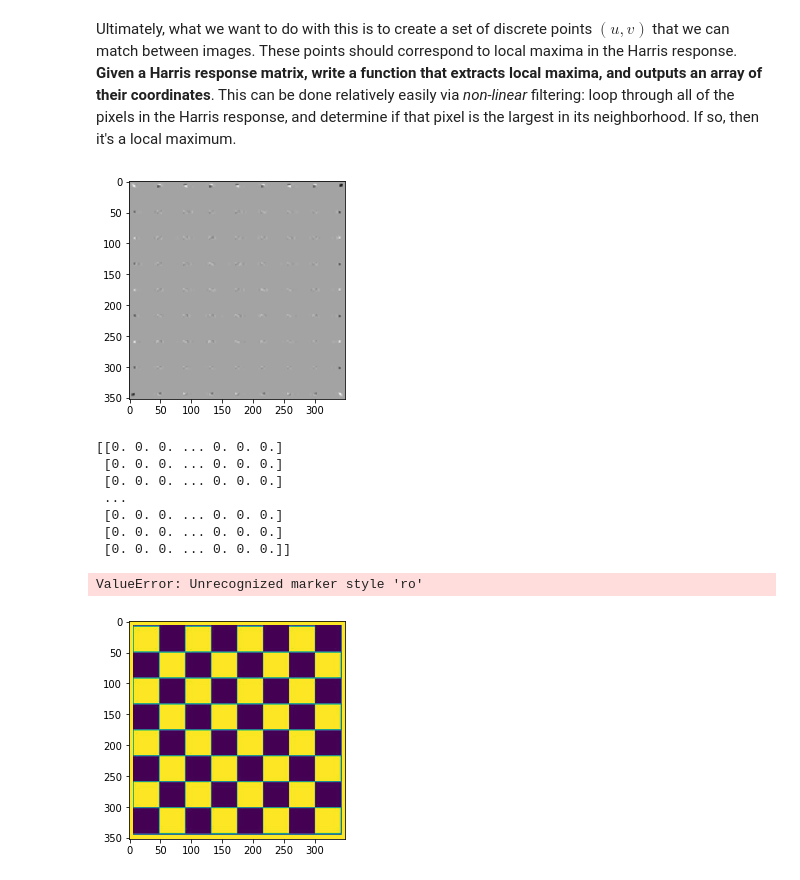
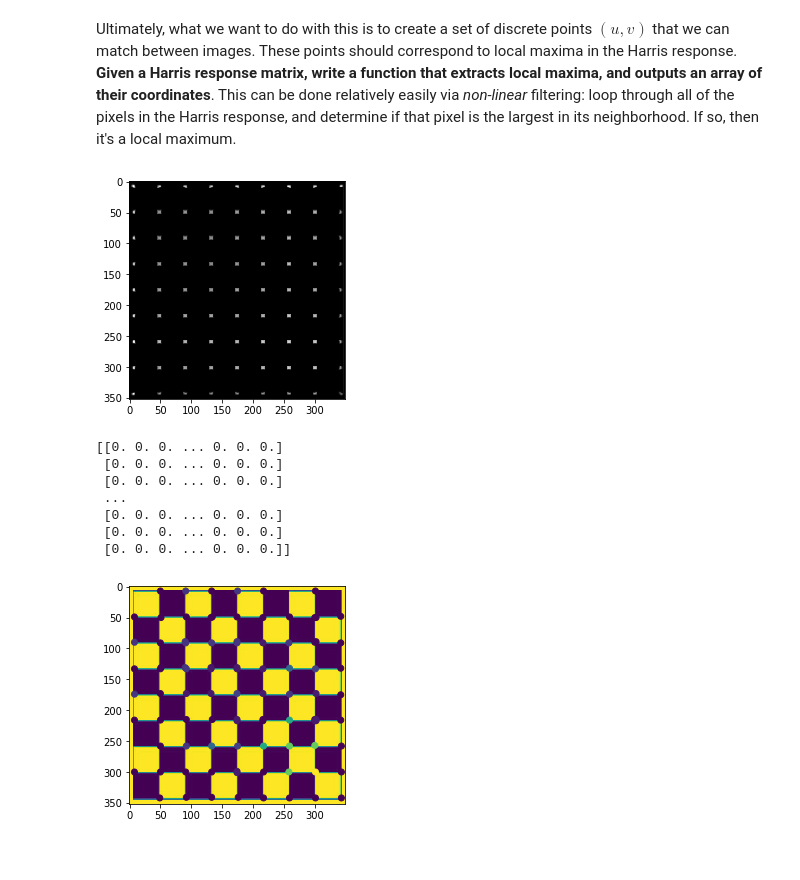
Before and after one commit to RutilusVulpes/190206_keypoint_detection, a Jupyter notebook: example.ipynb, the cells around one changed output. Saved outputs shown, nothing was run; the diff lists cells and outputs as text; code cells hidden in the pictures.

Commit message:
polished non-maximal

```diff
--- a/example.ipynb
+++ b/example.ipynb
@@ -112,11 +112,11 @@ def harris_response(img, gmean = 5,var =2):
 	Ivv = convolve(Iv*Iv,gauss, I5)
 	Iuv = convolve(Iu*Iv,gauss, I6)
 
-	H = (Iuv*Ivv - Iuv*Iuv)/(Iuu + Ivv)
+	H = (Iuu*Ivv - Iuv*Iuv)/(Iuu + Ivv)
 
 	return H
 # %%
-H = harris_response(I,gmean = 5,var=2)
+H = harris_response(I, gmean = 5,var=2)
 
 
 plt.imshow(H,cmap=plt.cm.gray)
@@ -124,7 +124,7 @@ plt.imshow(H,cmap=plt.cm.gray)
 plt.show()
 print(H)
 # %% [output]
-[figure, old version]
+[figure, new version]
 [[0. 0. 0. ... 0. 0. 0.]
  [0. 0. 0. ... 0. 0. 0.]
  [0. 0. 0. ... 0. 0. 0.]
@@ -138,7 +138,7 @@ def getmaxima (H,threshold):
     x,y = H.shape
     for i in range(1,x-1):
         for j in range(1,y-1):
-            if H[i,j] > threshold :
+            if H[i,j] < threshold :
                 continue
 
             if(    H[i,j] > H[i+1,j]   and  H[i,j] > H[i-1,j]
@@ -147,6 +147,8 @@ def getmaxima (H,threshold):
                and H[i,j] > H[i-1,j-1] and  H[i,j] > H[i-1,j+1]):
 
                 maxima.append([i,j,H[i][j]])
+
+
 
     return maxima
 
@@ -168,52 +170,27 @@ def get_local_maxima(H):
 # %%
 def nonmaxsup(H,n=100,c=.9):
 
     mindistance = []
     threshold = np.mean(H) + np.std(H)
-    maxima = getmaxima(H,threshold)
+    maxima = np.array(getmaxima(H,threshold))
+
     x = 0
     y = 1
     z = 2
     for row in maxima:
         min = np.inf
+
         for row1 in maxima:
-            dist = np.sqrt((row[x]-row1[x])**2 + (row[y]-row1[y])**2 )
-            if row[z] < c*row1[z] and dist > 0 and dist < min:
-                min = dist
-                xmin = row1[x]
-                ymin = row1[y]
+            if (row[z] < c*row1[z]):
+                dist = np.sqrt((row[x]-row1[x])**2 + (row[y]-row1[y])**2 )
+                if (dist < c*min) and (dist>0):
+                    min = dist
+                #xmin = row1[x]
+                #ymin = row1[y]
 
-        mindistance.append([row1[x],row1[y],min])
+        mindistance.append([row[x],row[y],min])
 
     mindistance.sort(key=lambda x:x[2])
-    return mindistance[:n]
-
-
-nms = nonmaxsup(H)
-
-plt.imshow(I)
-
-for point in nms:
-    plt.plot(point[0], point[1], marker='ro')
-
-plt.show()
-'''c = .9
-def distance(x1,y1,x2,y2):
-    return np.sqrt((x2-x1)**2 + (y2-y1)**2)
-
-num_keypts = len(local_max)
-
-x = 0
-
-while(x < num_keypts):
-    for j in range(num_keypts):
-        if(j != x):
-            if(local_max[j][2]*c > local_max[x][2]):
-                if(distance(local_max[j][0],local_max[j][1], local_max[x][0], local_max[x][1]) < local_max[x][3]):
-                    local_max[x][3] = distance(local_max[j][0],local_max[j][1], local_max[x][0], local_max[x][1])
-    x+=1
-
-print("Finished")'''
+    return mindistance[-n:]
 # %% [output]
-ValueError: Unrecognized marker style 'ro'
-[figure, old version]
+[figure, new version]
```
Also changed, not shown: parts of 3 cells of this notebook.
